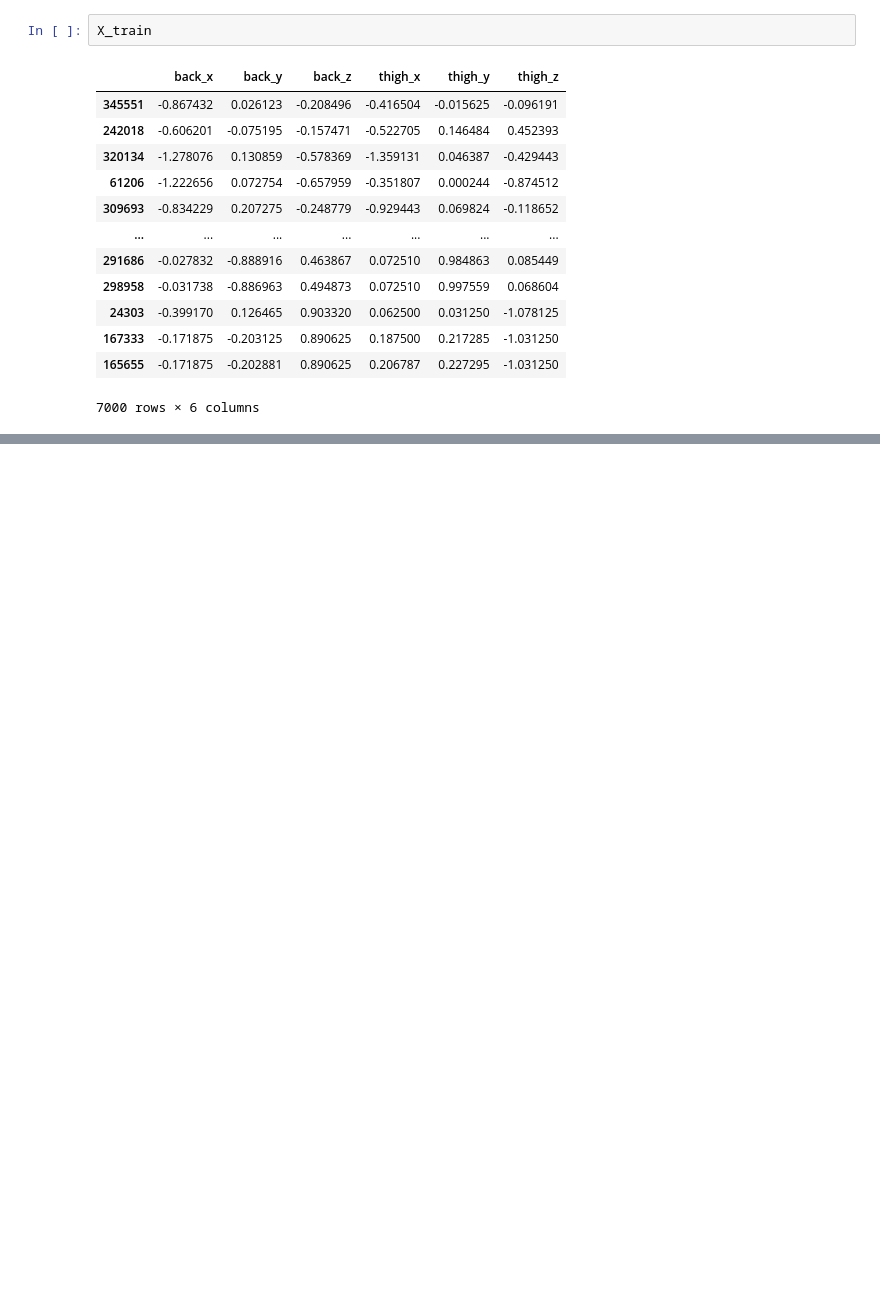
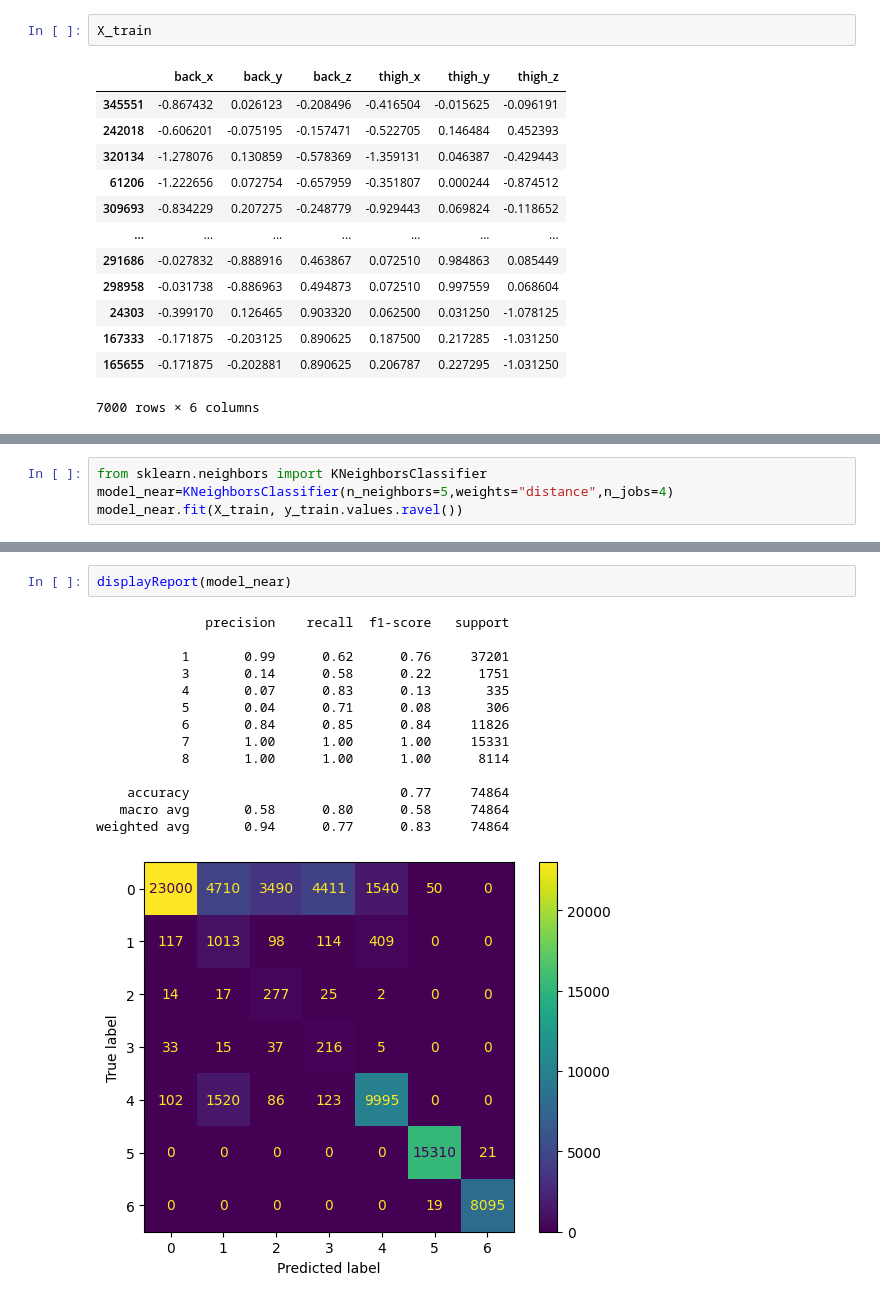
Before and after one commit to Miguel-Graham/Movement-Classifier, a Jupyter notebook: FINAL-PROJECT-NOTEBOOK.ipynb, the cells around one changed output, grey strips where cells are left out. Cells and saved outputs as stored; diff of their text form; blank space fills up the shorter version.

```diff
--- a/FINAL-PROJECT-NOTEBOOK.ipynb
+++ b/FINAL-PROJECT-NOTEBOOK.ipynb
@@ -129,0 +152,4 @@ SVC(C=0.1, gamma=1, kernel='poly')
+# %%
+from sklearn.neighbors import KNeighborsClassifier
+model_near=KNeighborsClassifier(n_neighbors=5,weights="distance",n_jobs=4)
+model_near.fit(X_train, y_train.values.ravel())
@@ -151,0 +201,17 @@ weighted avg       0.91      0.60      0.66     74864
+# %%
+displayReport(model_near)
+# %% [output]
+              precision    recall  f1-score   support
+
+           1       0.99      0.62      0.76     37201
+           3       0.14      0.58      0.22      1751
+           4       0.07      0.83      0.13       335
+           5       0.04      0.71      0.08       306
+           6       0.84      0.85      0.84     11826
+           7       1.00      1.00      1.00     15331
+           8       1.00      1.00      1.00      8114
+
+    accuracy                           0.77     74864
+   macro avg       0.58      0.80      0.58     74864
+weighted avg       0.94      0.77      0.83     74864
+[figure, added]
```
Also changed, not shown: parts of 24 cells of this notebook.
